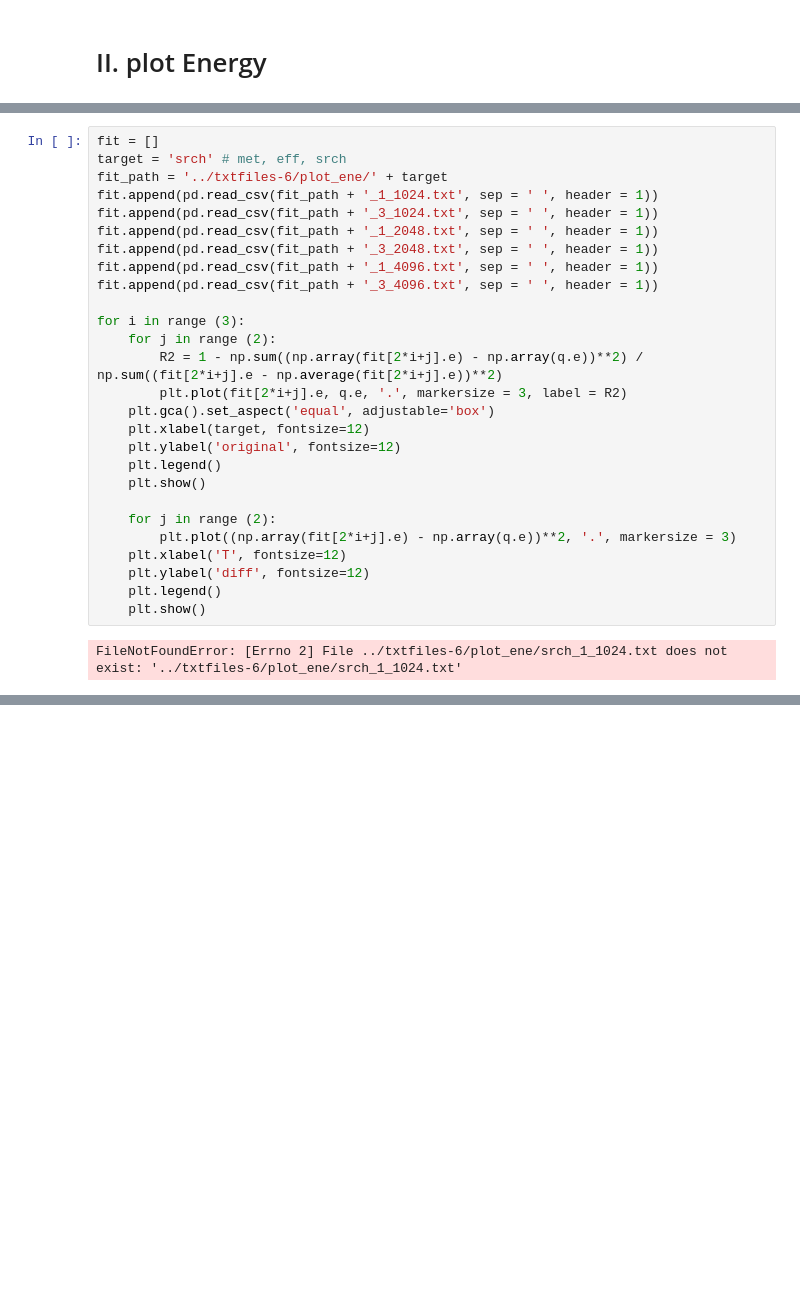
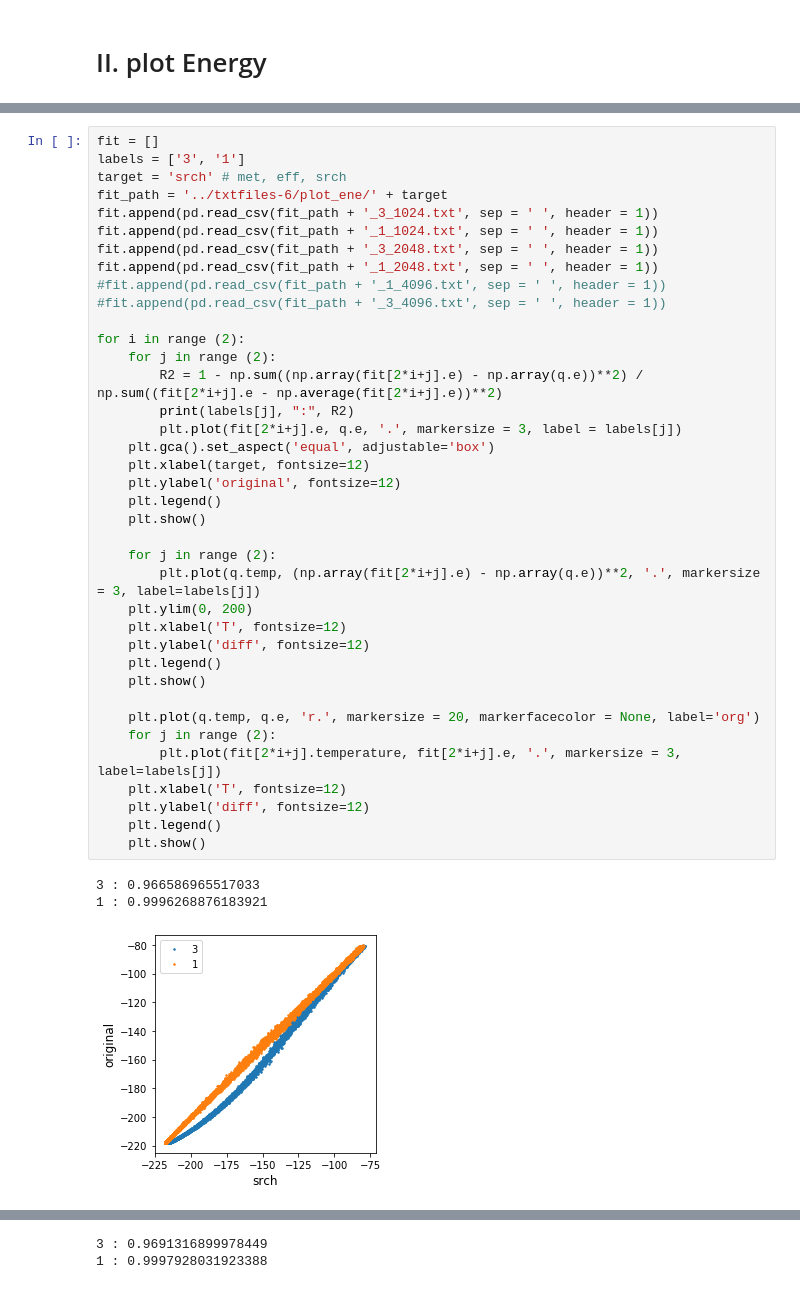
Before and after one commit to aadeliee22/MCMCIsing_SLMC, a Jupyter notebook: python/5th+6th/plaquette&fit.ipynb, the cells around one changed output, grey strips where cells are left out. Saved outputs shown, nothing was run; the diff lists cells and outputs as text; blank space fills up the shorter version.

```diff
--- a/python/5th+6th/plaquette&fit.ipynb
+++ b/python/5th+6th/plaquette&fit.ipynb
@@ -67,29 +116,42 @@ Plaquette & Fitted of L=10
 # %%
 fit = []
+labels = ['3', '1']
 target = 'srch' # met, eff, srch
 fit_path = '../txtfiles-6/plot_ene/' + target
+fit.append(pd.read_csv(fit_path + '_3_1024.txt', sep = ' ', header = 1))
 fit.append(pd.read_csv(fit_path + '_1_1024.txt', sep = ' ', header = 1))
-fit.append(pd.read_csv(fit_path + '_3_1024.txt', sep = ' ', header = 1))
+fit.append(pd.read_csv(fit_path + '_3_2048.txt', sep = ' ', header = 1))
 fit.append(pd.read_csv(fit_path + '_1_2048.txt', sep = ' ', header = 1))
-fit.append(pd.read_csv(fit_path + '_3_2048.txt', sep = ' ', header = 1))
-fit.append(pd.read_csv(fit_path + '_1_4096.txt', sep = ' ', header = 1))
-fit.append(pd.read_csv(fit_path + '_3_4096.txt', sep = ' ', header = 1))
+#fit.append(pd.read_csv(fit_path + '_1_4096.txt', sep = ' ', header = 1))
+#fit.append(pd.read_csv(fit_path + '_3_4096.txt', sep = ' ', header = 1))
 
-for i in range (3):
+for i in range (2):
     for j in range (2):
         R2 = 1 - np.sum((np.array(fit[2*i+j].e) - np.array(q.e))**2) / np.sum((fit[2*i+j].e - np.average(fit[2*i+j].e))**2)
-        plt.plot(fit[2*i+j].e, q.e, '.', markersize = 3, label = R2)
+        print(labels[j], ":", R2)
+        plt.plot(fit[2*i+j].e, q.e, '.', markersize = 3, label = labels[j])
     plt.gca().set_aspect('equal', adjustable='box')
     plt.xlabel(target, fontsize=12)
     plt.ylabel('original', fontsize=12)
     plt.legend()
     plt.show()
 
     for j in range (2):
-        plt.plot((np.array(fit[2*i+j].e) - np.array(q.e))**2, '.', markersize = 3)
+        plt.plot(q.temp, (np.array(fit[2*i+j].e) - np.array(q.e))**2, '.', markersize = 3, label=labels[j])
+    plt.ylim(0, 200)
     plt.xlabel('T', fontsize=12)
     plt.ylabel('diff', fontsize=12)
     plt.legend()
     plt.show()
+
+    plt.plot(q.temp, q.e, 'r.', markersize = 20, markerfacecolor = None, label='org')
+    for j in range (2):
+        plt.plot(fit[2*i+j].temperature, fit[2*i+j].e, '.', markersize = 3, label=labels[j])
+    plt.xlabel('T', fontsize=12)
+    plt.ylabel('diff', fontsize=12)
+    plt.legend()
+    plt.show()
 # %% [output]
-FileNotFoundError: [Errno 2] File ../txtfiles-6/plot_ene/srch_1_1024.txt does not exist: '../txtfiles-6/plot_ene/srch_1_1024.txt'
+3 : 0.966586965517033
+1 : 0.9996268876183921
+[figure, added]
@@ -95,0 +160,2 @@ FileNotFoundError: [Errno 2] File ../txtfiles-6/plot_ene/srch_1_1024.txt does no
+3 : 0.9691316899978449
+1 : 0.9997928031923388
```
Also changed, not shown: parts of 2 cells of this notebook, 18 other files.
